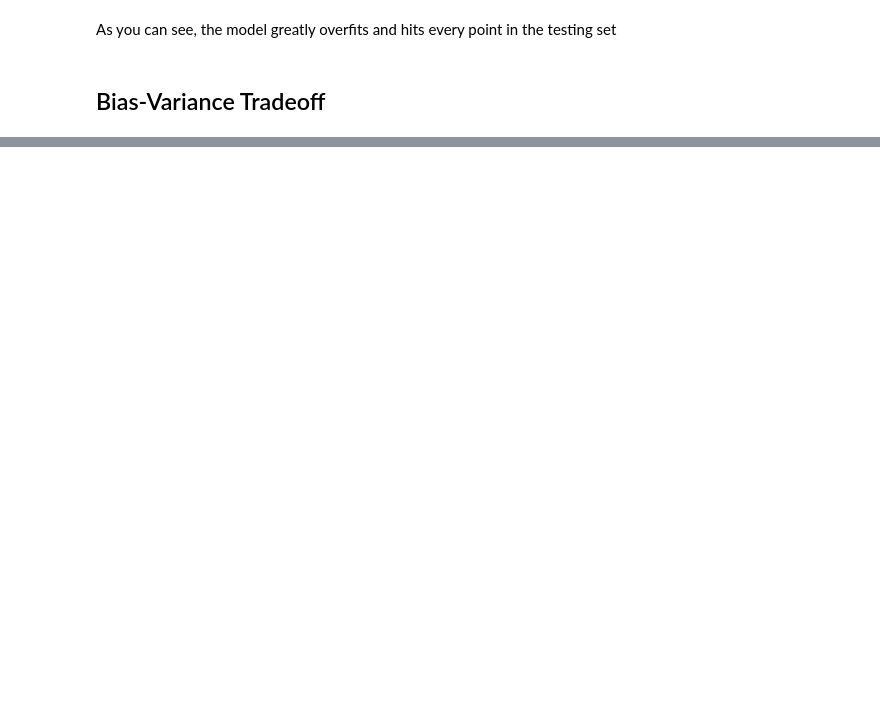
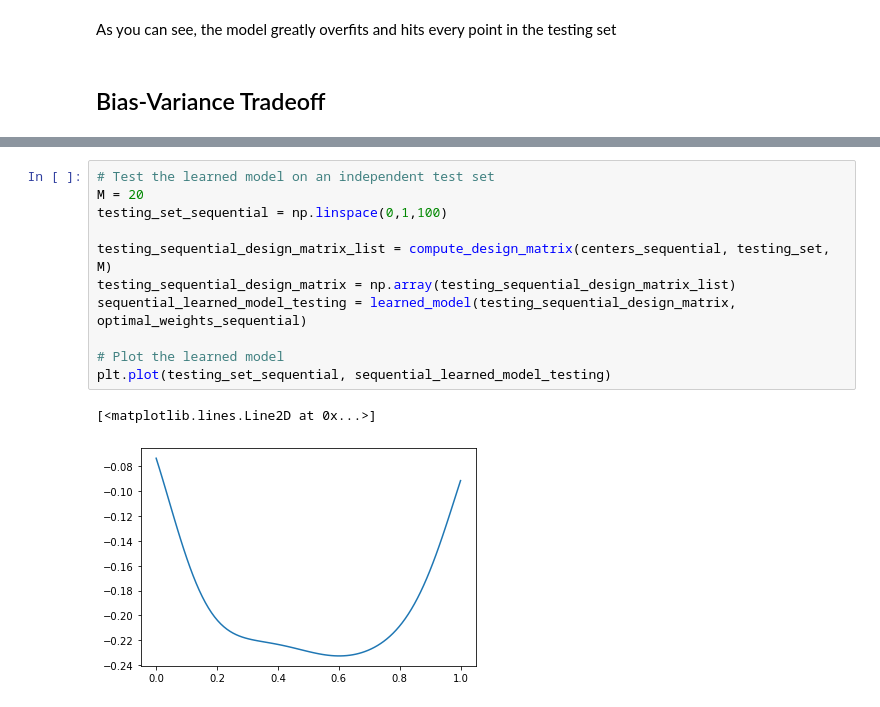
Before and after one commit to graterollin/PRML, a Jupyter notebook: hw3/HW3.ipynb, the cells around one changed output, grey strips where cells are left out. Drawn from its saved outputs; the diff is of its cells as text; blank space fills up the shorter version.

```diff
--- a/hw3/HW3.ipynb
+++ b/hw3/HW3.ipynb
@@ -532,0 +635,14 @@ TypeError: 'numpy.float64' object is not iterable
+# %%
+# Test the learned model on an independent test set
+M = 20
+testing_set_sequential = np.linspace(0,1,100)
+
+testing_sequential_design_matrix_list = compute_design_matrix(centers_sequential, testing_set, M)
+testing_sequential_design_matrix = np.array(testing_sequential_design_matrix_list)
+sequential_learned_model_testing = learned_model(testing_sequential_design_matrix, optimal_weights_sequential)
+
+# Plot the learned model
+plt.plot(testing_set_sequential, sequential_learned_model_testing)
+# %% [output]
+[<matplotlib.lines.Line2D at 0x...>]
+[figure, added]
```
Also changed, not shown: parts of 19 cells of this notebook.
